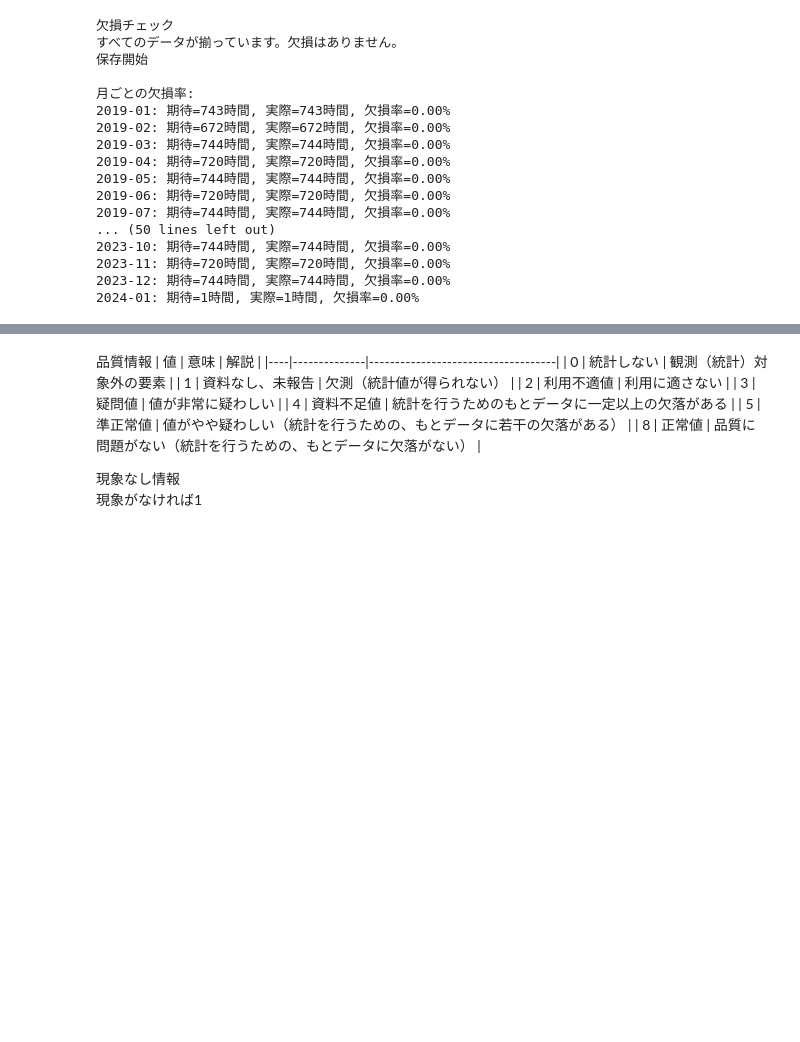
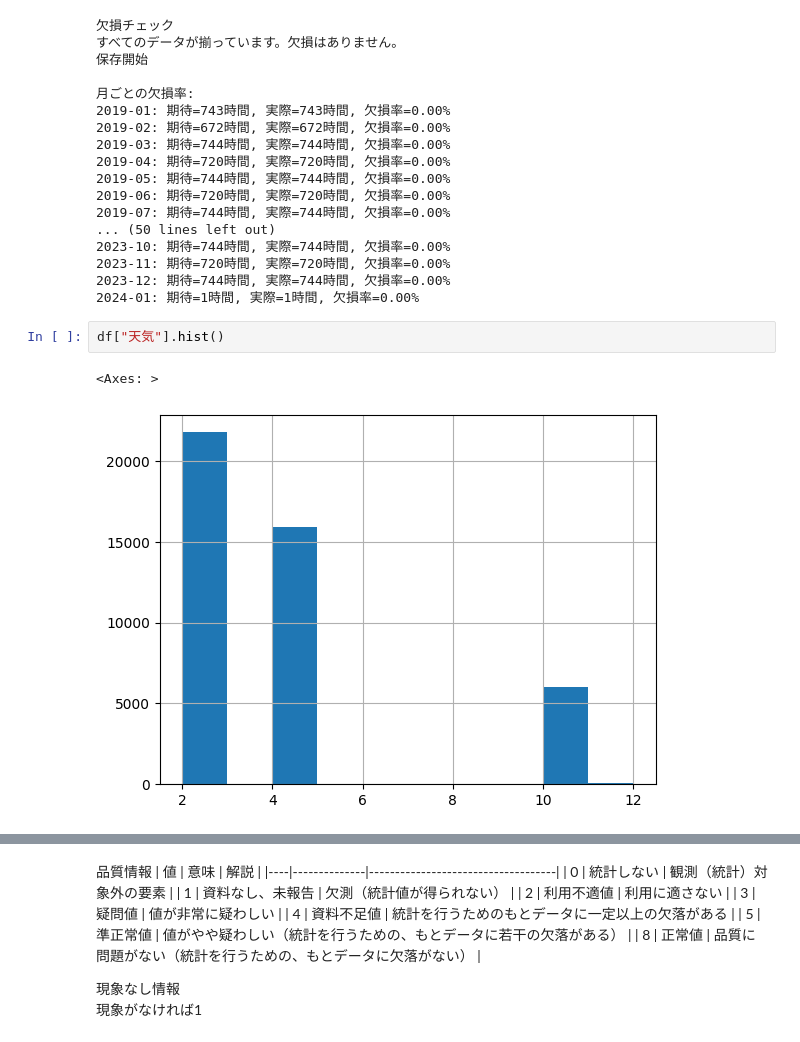
Before and after one commit to Methanon46/hm_ambulance, a Jupyter notebook: notebook/tenki_merge.ipynb, the cells around one changed output, grey strips where cells are left out. Drawn from its saved outputs; the diff is of its cells as text; blank space fills up the shorter version.

```diff
--- a/notebook/tenki_merge.ipynb
+++ b/notebook/tenki_merge.ipynb
@@ -151,3 +214,8 @@ if len(df.index) > 0:  # 実際のデータが存在する場合
 2023-11: 期待=720時間, 実際=720時間, 欠損率=0.00%
 2023-12: 期待=744時間, 実際=744時間, 欠損率=0.00%
 2024-01: 期待=1時間, 実際=1時間, 欠損率=0.00%
+# %%
+df["天気"].hist()
+# %% [output]
+<Axes: >
+[figure, added]
```
Also changed, not shown: parts of 8 cells of this notebook, 2 other files.
